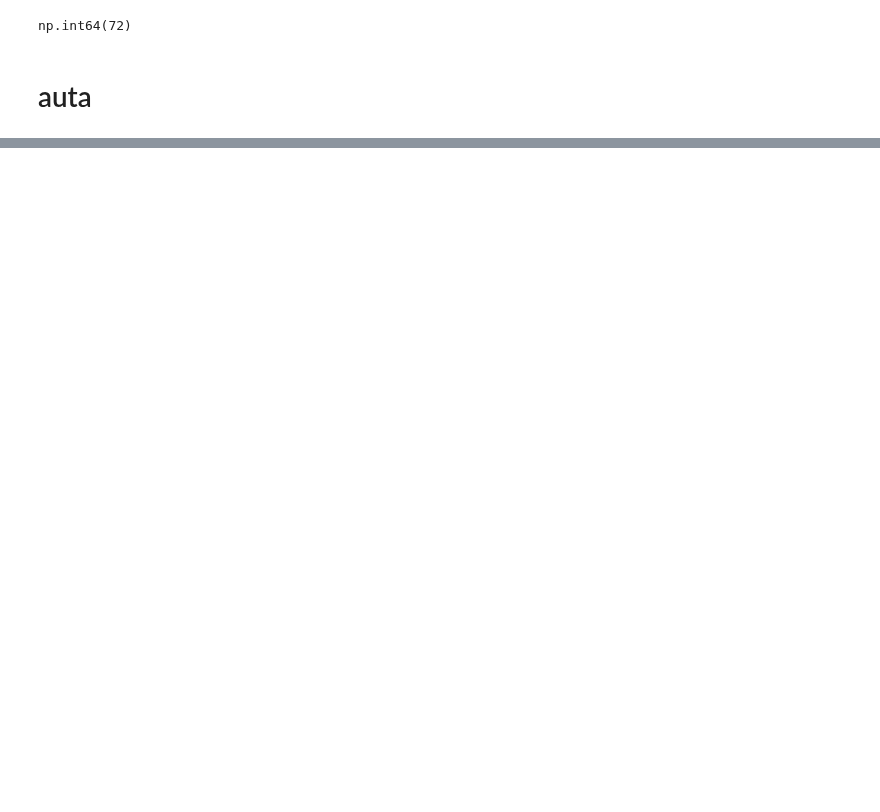
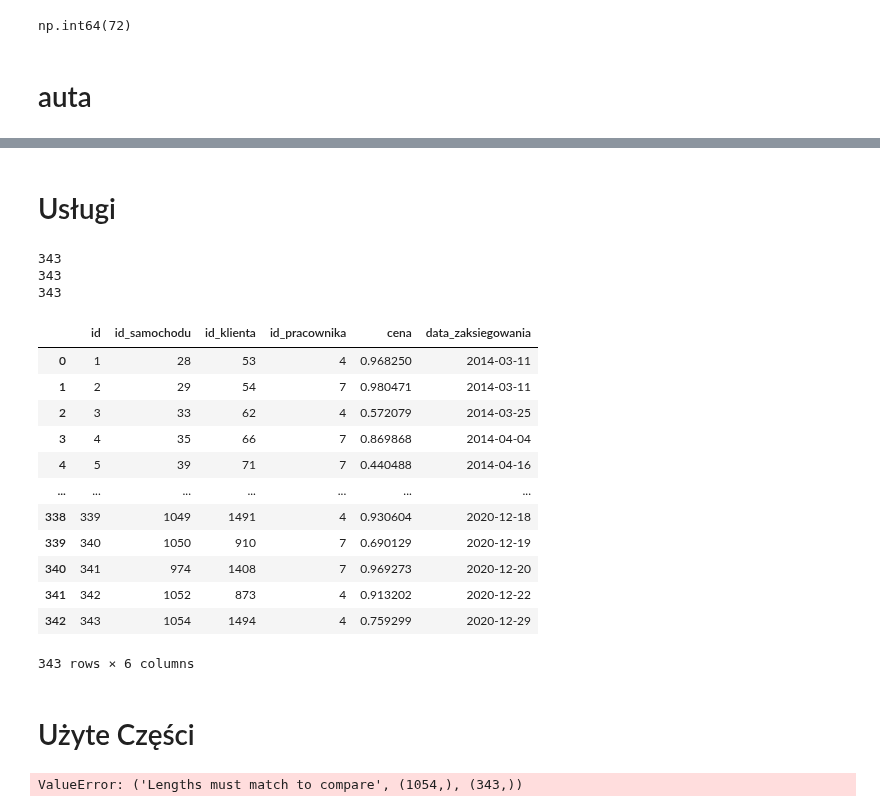
Before and after one commit to knaimadd/BazyDanychKuby, a Jupyter notebook: wypełnianie/tables_fill.ipynb, the cells around one changed output, grey strips where cells are left out. Cells and saved outputs as stored; diff of their text form; code cells hidden in the pictures; blank space fills up the shorter version.

Commit message:
tabela usługi, części WIP

```diff
--- a/wypełnianie/tables_fill.ipynb
+++ b/wypełnianie/tables_fill.ipynb
@@ -332,0 +337,58 @@ df_samochody
+# %% [markdown]
+# Usługi
+# %%
+print(len(transaction_dates_service))
+print(len(car_ids_service))
+print(len(client_ids_service))
+service_employee = rng.choice(employees_df[employees_df['stanowisko'] == 'mechanik']['id'], len(car_ids_service))
+service_price = rng.random(size=len(car_ids_service))
+service_ids = np.arange(len(transaction_dates_service)) + 1
+# %% [output]
+343
+343
+343
+# %%
+df_services = pd.DataFrame()
+df_services['id'] = service_ids
+df_services['id_samochodu'] = car_ids_service
+df_services['id_klienta'] = client_ids_service
+df_services['id_pracownika'] = service_employee
+df_services['cena'] = service_price # to trzeb apóźniej uzależnić od użytych części
+df_services['data_zaksiegowania'] = transaction_dates_service
+# %%
+df_services
+# %% [output]
+|  | id | id_samochodu | id_klienta | id_pracownika | cena | data_zaksiegowania |
+| 0 | 1 | 28 | 53 | 4 | 0.968250 | 2014-03-11 |
+| 1 | 2 | 29 | 54 | 7 | 0.980471 | 2014-03-11 |
+| 2 | 3 | 33 | 62 | 4 | 0.572079 | 2014-03-25 |
+| 3 | 4 | 35 | 66 | 7 | 0.869868 | 2014-04-04 |
+| 4 | 5 | 39 | 71 | 7 | 0.440488 | 2014-04-16 |
+| ... | ... | ... | ... | ... | ... | ... |
+| 338 | 339 | 1049 | 1491 | 4 | 0.930604 | 2020-12-18 |
+| 339 | 340 | 1050 | 910 | 7 | 0.690129 | 2020-12-19 |
+| 340 | 341 | 974 | 1408 | 7 | 0.969273 | 2020-12-20 |
+| 341 | 342 | 1052 | 873 | 4 | 0.913202 | 2020-12-22 |
+| 342 | 343 | 1054 | 1494 | 4 | 0.759299 | 2020-12-29 |
+343 rows × 6 columns
+# %% [markdown]
+# Użyte Części
+# %%
+data_parts = get_data_parts()
+data_parts_filtered = data_parts[data_parts['motor'] == 'True']
+
+def get_parts_indexes(car):
+    if car['liczba_kół'] == 2:
+        parts_set = data_parts_filtered['część']
+    else:
+        parts_set = data_parts['część']
+
+    parts_indexes = parts_set['id']
+    num_parts = rng.choice([1, 2, 3], p=[0.6, 0.3, 0.1])
+    indexes = rng.choice(parts_indexes, size=num_parts)
+    return indexes
+
+for row in df_samochody[df_samochody['id'] in car_ids_service]:
+    print(get_parts_indexes(row))
+# %% [output]
+ValueError: ('Lengths must match to compare', (1054,), (343,))
```
Also changed, not shown: parts of 5 cells of this notebook, 2 other files.
